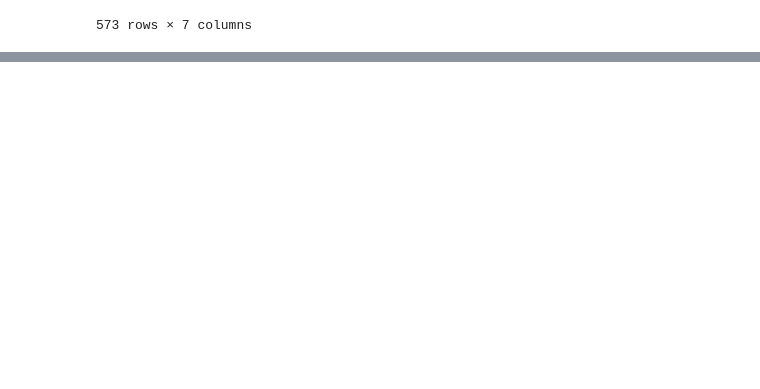
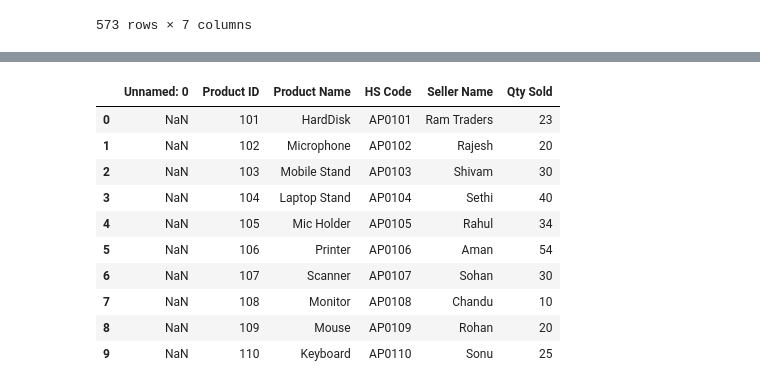
Before and after one commit to Sojib11111/Python-Library-practice-, a Jupyter notebook: ReadData.ipynb, the cells around one changed output, grey strips where cells are left out. Saved outputs shown, nothing was run; the diff lists cells and outputs as text; code cells hidden in the pictures; blank space fills up the shorter version.

Commit message:
read data

```diff
--- a/ReadData.ipynb
+++ b/ReadData.ipynb
@@ -180,0 +188,16 @@ HTTPError: HTTP Error 403: Forbidden
+# %%
+df=pd.read_excel("index.xlsx",sheet_name="Sheet3",header=1,)
+# %%
+df
+# %% [output]
+|  | Unnamed: 0 | Product ID | Product Name | HS Code | Seller Name | Qty Sold |
+| 0 | NaN | 101 | HardDisk | AP0101 | Ram Traders | 23 |
+| 1 | NaN | 102 | Microphone | AP0102 | Rajesh | 20 |
+| 2 | NaN | 103 | Mobile Stand | AP0103 | Shivam | 30 |
+| 3 | NaN | 104 | Laptop Stand | AP0104 | Sethi | 40 |
+| 4 | NaN | 105 | Mic Holder | AP0105 | Rahul | 34 |
+| 5 | NaN | 106 | Printer | AP0106 | Aman | 54 |
+| 6 | NaN | 107 | Scanner | AP0107 | Sohan | 30 |
+| 7 | NaN | 108 | Monitor | AP0108 | Chandu | 10 |
+| 8 | NaN | 109 | Mouse | AP0109 | Rohan | 20 |
+| 9 | NaN | 110 | Keyboard | AP0110 | Sonu | 25 |
```
Also changed, not shown: parts of 19 cells of this notebook, 4 other files.
